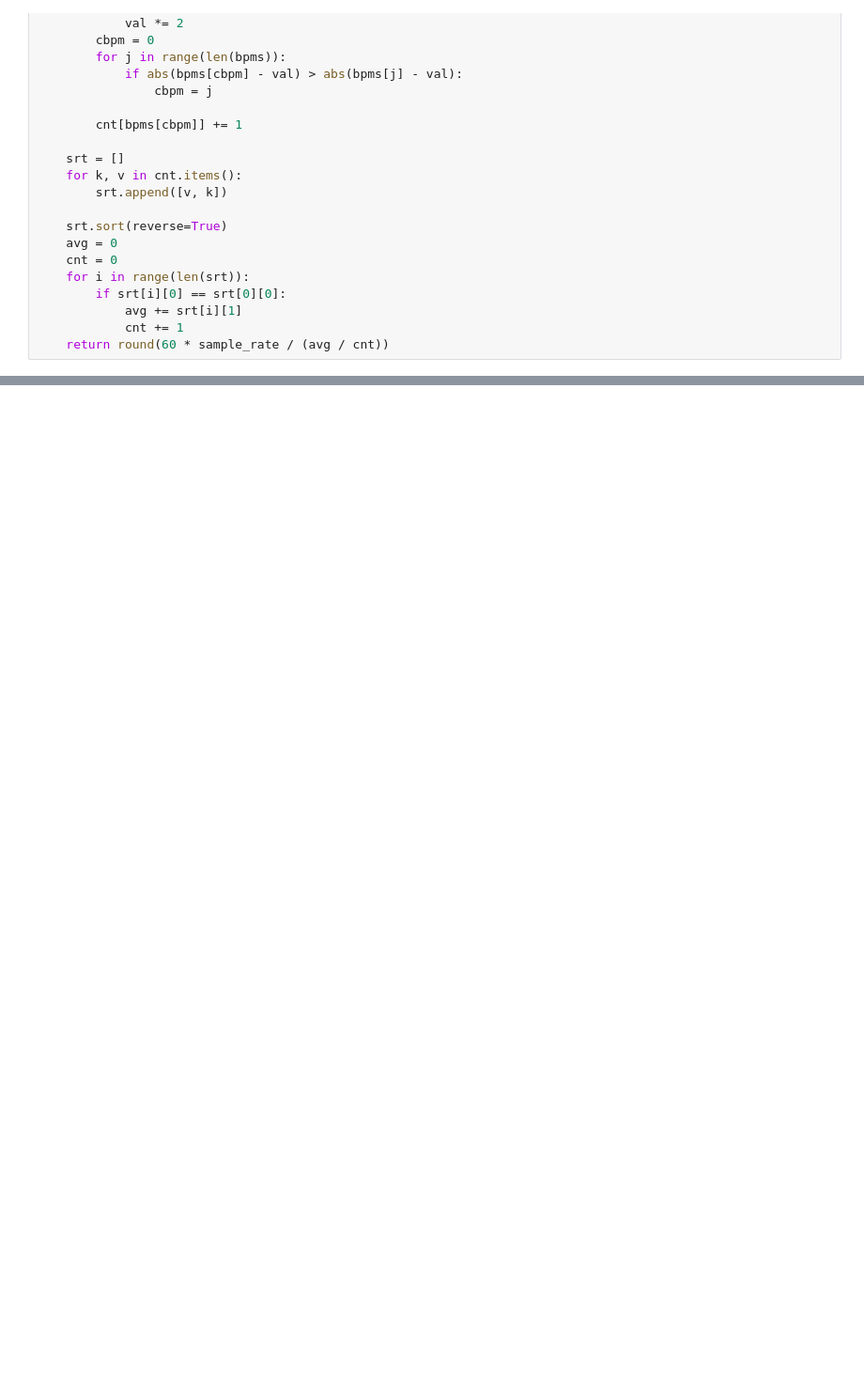
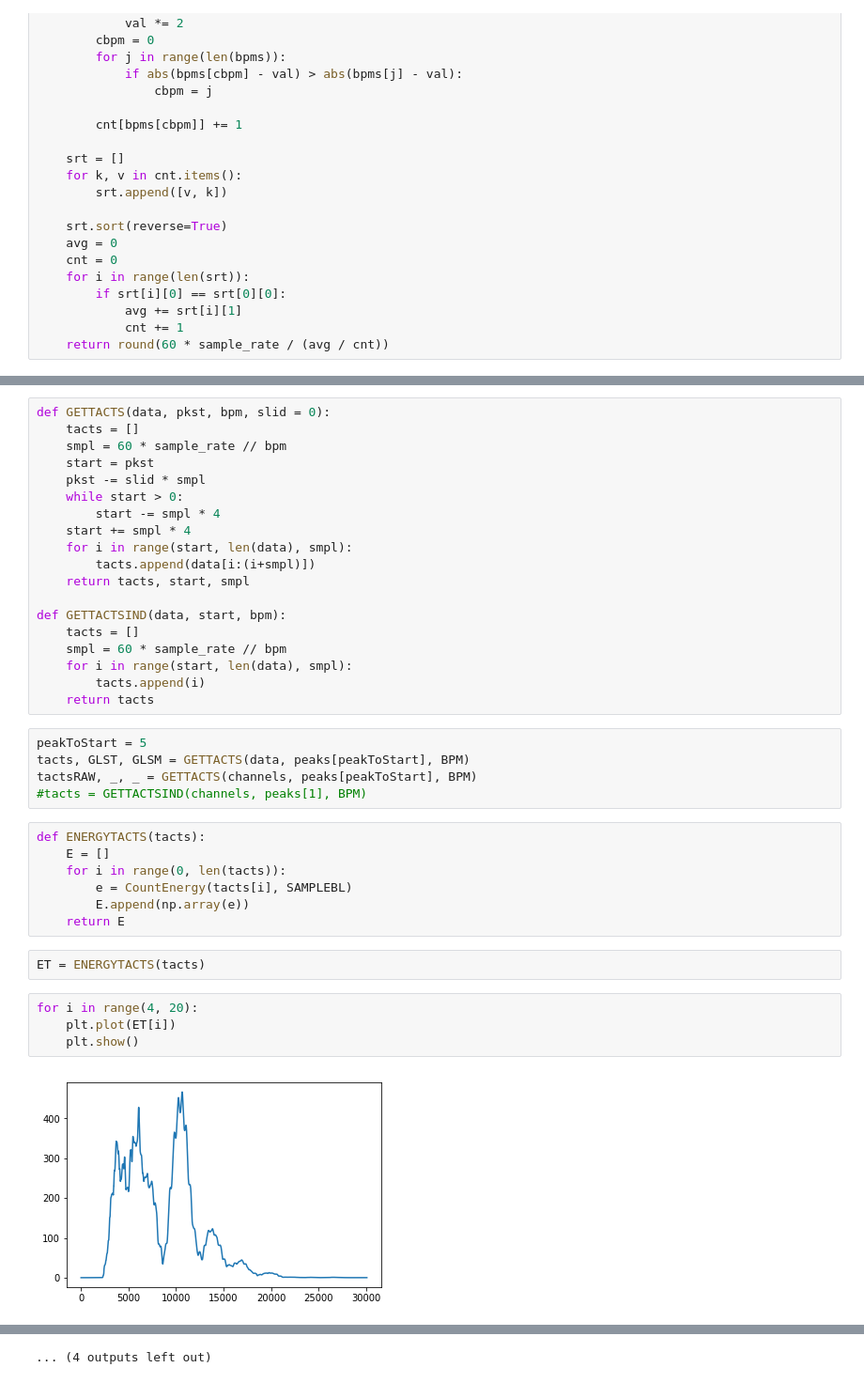
Before and after one commit to packedbread/hack.moscow, a Jupyter notebook: lev/bpm_lev.ipynb, the cells around one changed output, grey strips where cells are left out. Shown: that part at 94% size. Saved outputs shown, nothing was run; the diff lists cells and outputs as text; blank space fills up the shorter version.

```diff
--- a/lev/bpm_lev.ipynb
+++ b/lev/bpm_lev.ipynb
@@ -165,2 +167,41 @@ print(CNTBPM(peaks))
 # %% [output]
 85
+# %%
+def GETTACTS(data, pkst, bpm, slid = 0):
+    tacts = []
+    smpl = 60 * sample_rate // bpm
+    start = pkst
+    pkst -= slid * smpl
+    while start > 0:
+        start -= smpl * 4
+    start += smpl * 4
+    for i in range(start, len(data), smpl):
+        tacts.append(data[i:(i+smpl)])
+    return tacts, start, smpl
+
+def GETTACTSIND(data, start, bpm):
+    tacts = []
+    smpl = 60 * sample_rate // bpm
+    for i in range(start, len(data), smpl):
+        tacts.append(i)
+    return tacts
+# %%
+peakToStart = 5
+tacts, GLST, GLSM = GETTACTS(data, peaks[peakToStart], BPM)
+tactsRAW, _, _ = GETTACTS(channels, peaks[peakToStart], BPM)
+#tacts = GETTACTSIND(channels, peaks[1], BPM)
+# %%
+def ENERGYTACTS(tacts):
+    E = []
+    for i in range(0, len(tacts)):
+        e = CountEnergy(tacts[i], SAMPLEBL)
+        E.append(np.array(e))
+    return E
+# %%
+ET = ENERGYTACTS(tacts)
+# %%
+for i in range(4, 20):
+    plt.plot(ET[i])
+    plt.show()
+# %% [output]
+[figure, added]
@@ -166,0 +219 @@ print(CNTBPM(peaks))
+... (4 outputs left out)
```
Also changed, not shown: parts of 10 cells of this notebook, 1 other file.
